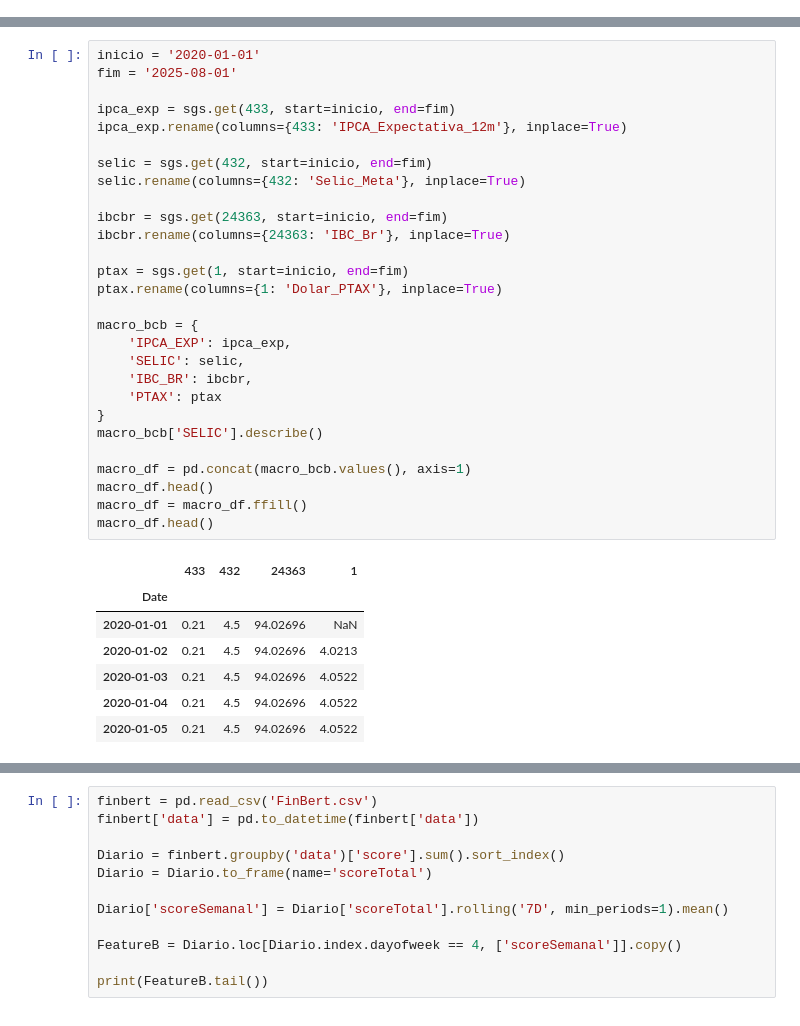
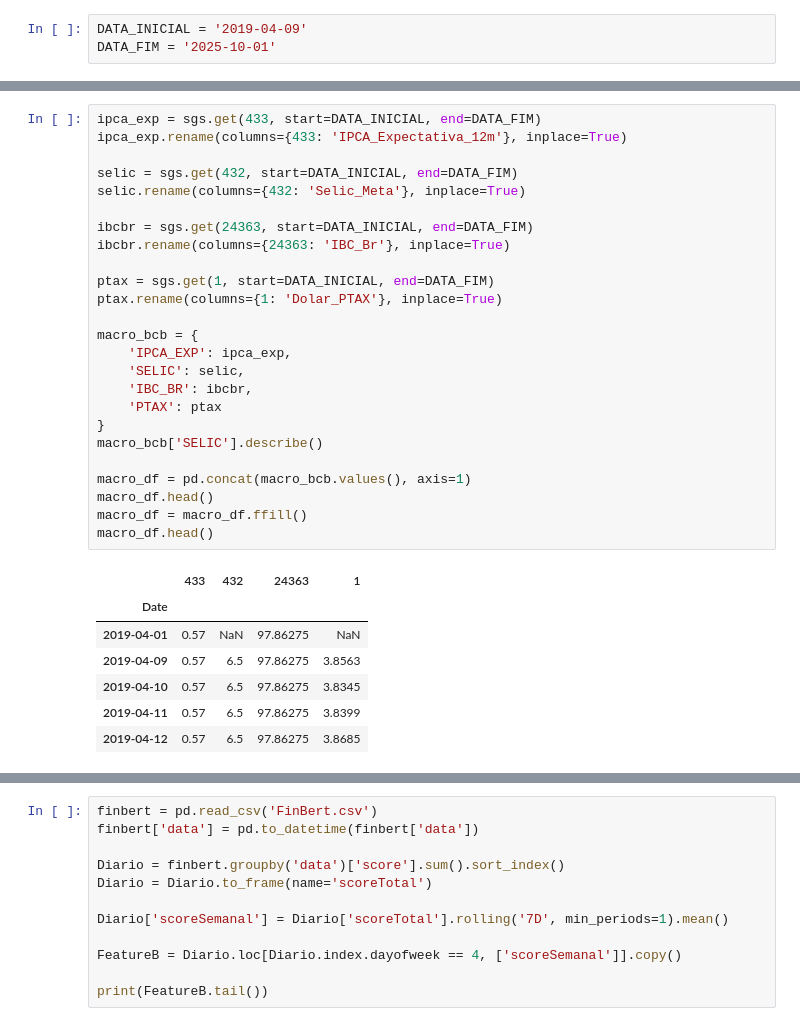
Before and after one commit to alexisetechas/Ensemble-learning-based-stock-market-prediction-enhanced-with-sentiment-analysis, a Jupyter notebook: Scrappings/ModeloB.ipynb, the cells around one changed output, grey strips where cells are left out. Drawn from its saved outputs; the diff is of its cells as text.

```diff
--- a/Scrappings/ModeloB.ipynb
+++ b/Scrappings/ModeloB.ipynb
@@ -37,3 +43,6 @@ from sklearn.preprocessing import MinMaxScaler
+# %%
+DATA_INICIAL = '2019-04-09'
+DATA_FIM = '2025-10-01'
 # %%
 tickers = ['^GSPC', '^VIX', '^TNX',  'BZ=F', 'BRL=X', 'IRFM11.SA']
 dataframes = []
@@ -77,39 +86,36 @@ Date
 # %%
-inicio = '2020-01-01'
-fim = '2025-08-01'
-
-ipca_exp = sgs.get(433, start=inicio, end=fim)
+ipca_exp = sgs.get(433, start=DATA_INICIAL, end=DATA_FIM)
 ipca_exp.rename(columns={433: 'IPCA_Expectativa_12m'}, inplace=True)
 
-selic = sgs.get(432, start=inicio, end=fim)
+selic = sgs.get(432, start=DATA_INICIAL, end=DATA_FIM)
 selic.rename(columns={432: 'Selic_Meta'}, inplace=True)
 
-ibcbr = sgs.get(24363, start=inicio, end=fim)
+ibcbr = sgs.get(24363, start=DATA_INICIAL, end=DATA_FIM)
 ibcbr.rename(columns={24363: 'IBC_Br'}, inplace=True)
 
-ptax = sgs.get(1, start=inicio, end=fim)
+ptax = sgs.get(1, start=DATA_INICIAL, end=DATA_FIM)
 ptax.rename(columns={1: 'Dolar_PTAX'}, inplace=True)
 
 macro_bcb = {
     'IPCA_EXP': ipca_exp,
     'SELIC': selic,
     'IBC_BR': ibcbr,
     'PTAX': ptax
 }
 macro_bcb['SELIC'].describe()
 
 macro_df = pd.concat(macro_bcb.values(), axis=1)
 macro_df.head()
 macro_df = macro_df.ffill()
 macro_df.head()
 # %% [output]
 |  | 433 | 432 | 24363 | 1 |
 | Date |  |  |  |  |
-| 2020-01-01 | 0.21 | 4.5 | 94.02696 | NaN |
-| 2020-01-02 | 0.21 | 4.5 | 94.02696 | 4.0213 |
-| 2020-01-03 | 0.21 | 4.5 | 94.02696 | 4.0522 |
-| 2020-01-04 | 0.21 | 4.5 | 94.02696 | 4.0522 |
-| 2020-01-05 | 0.21 | 4.5 | 94.02696 | 4.0522 |
+| 2019-04-01 | 0.57 | NaN | 97.86275 | NaN |
+| 2019-04-09 | 0.57 | 6.5 | 97.86275 | 3.8563 |
+| 2019-04-10 | 0.57 | 6.5 | 97.86275 | 3.8345 |
+| 2019-04-11 | 0.57 | 6.5 | 97.86275 | 3.8399 |
+| 2019-04-12 | 0.57 | 6.5 | 97.86275 | 3.8685 |
 # %%
 join = [macro_df, df_final]
 
```
Also changed, not shown: parts of 17 cells of this notebook, 1 other file.
